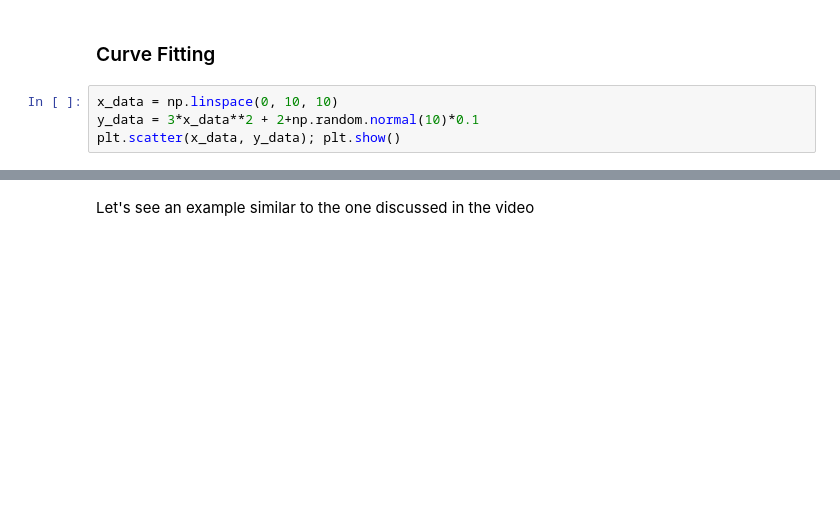
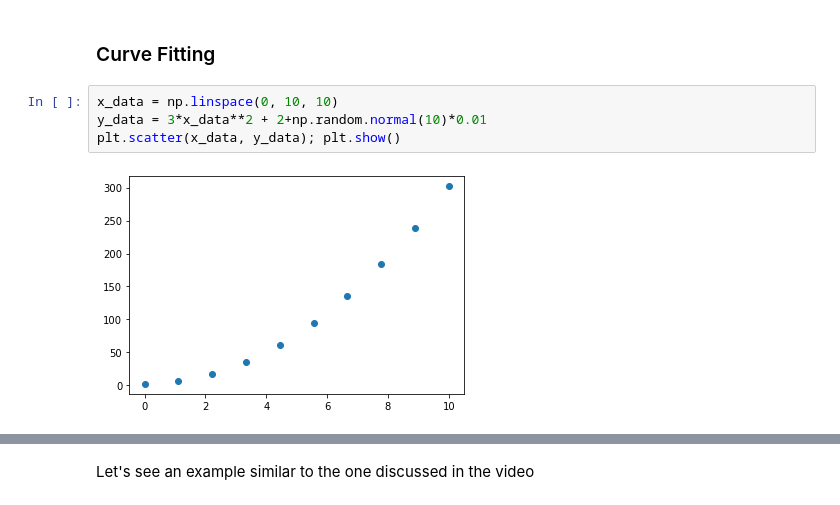
Before and after one commit to howardisaacson/Intro-to-Astro2024, a Jupyter notebook: Week2_Python_Packages/Introduction to Numpy, Scipy and Astropy.ipynb, the cells around one changed output, grey strips where cells are left out. Saved outputs shown, nothing was run; the diff lists cells and outputs as text; blank space fills up the shorter version.

```diff
--- a/Week2_Python_Packages/Introduction to Numpy, Scipy and Astropy.ipynb
+++ b/Week2_Python_Packages/Introduction to Numpy, Scipy and Astropy.ipynb
@@ -180,8 +256,10 @@ plt.show()
 ### Curve Fitting
 # %%
 x_data = np.linspace(0, 10, 10)
-y_data = 3*x_data**2 + 2+np.random.normal(10)*0.1
+y_data = 3*x_data**2 + 2+np.random.normal(10)*0.01
 plt.scatter(x_data, y_data); plt.show()
+# %% [output]
+[figure, added]
 # %%
 from scipy.optimize import curve_fit
 
```
Also changed, not shown: parts of 34 cells of this notebook, 13 other files.
